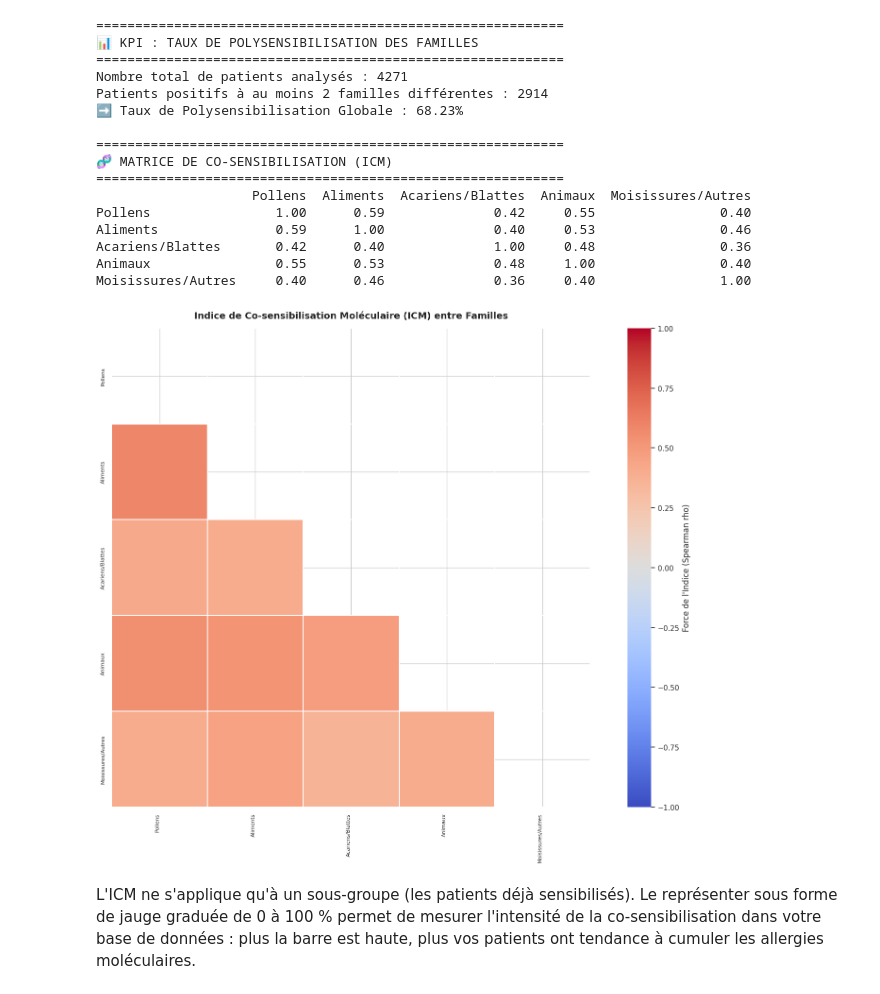
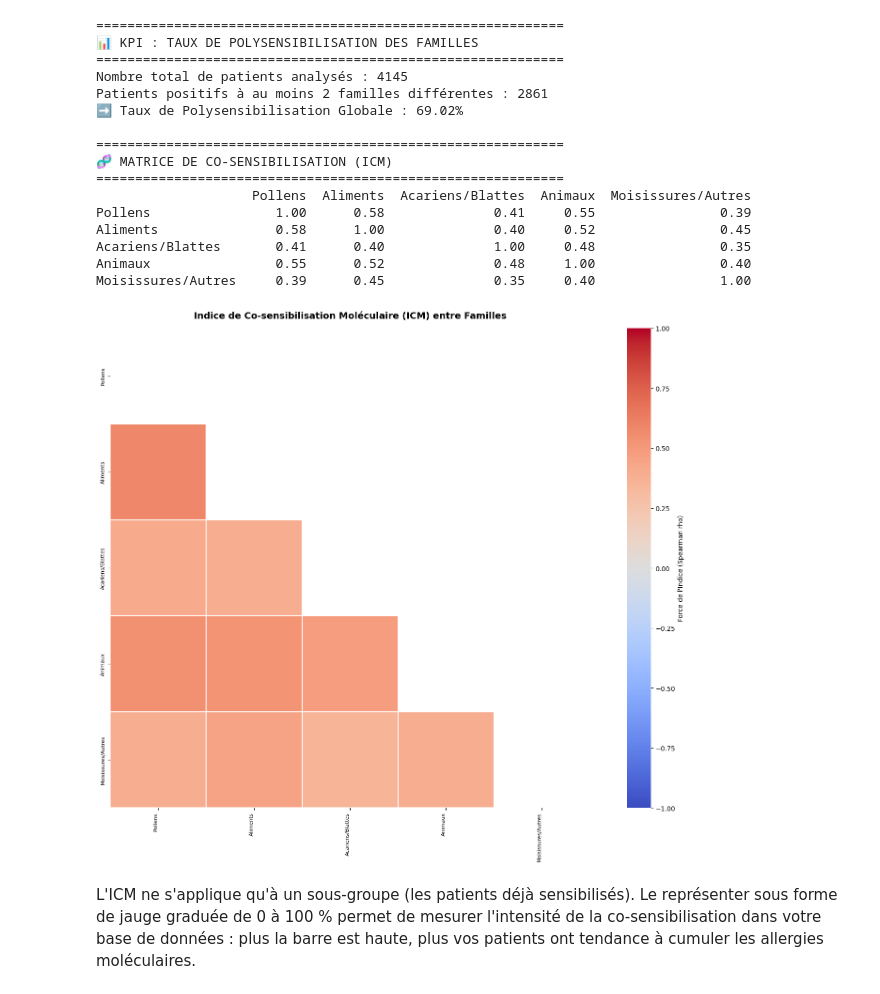
Before and after one commit to IngeaJeanOlivier/Allergies, a Jupyter notebook: notebooks/nb_edith.ipynb, the cells around one changed output. Cells and saved outputs as stored; diff of their text form; code cells hidden in the pictures.

```diff
--- a/notebooks/nb_edith.ipynb
+++ b/notebooks/nb_edith.ipynb
@@ -6,8 +7,13 @@ import seaborn as sns
 import matplotlib.pyplot as plt
 # %%
 #chargement du fichier principal
-df = pd.read_csv("../data/allergies.csv")
+db_path = "../data/allergen_chip_challenge.db"
 
+# On va lire les données allergies directement depuis la table dans la base de données :
+conn = sqlite3.connect(db_path)
+
+df = pd.read_sql("Select * From allergies_categories", conn)
+conn.close()
 #chargement du dictionnaire
 df_dict = pd.read_csv("../data/dictionnaire_allergen.csv", sep=";", encoding="utf-8")
 # %%
@@ -288,16 +178,16 @@ SEUIL_POSITIVITE = 0.35
 # ==============================================================================
 
 # Pour chaque patient (ligne), on compte combien de familles dépassent le seuil de 0.35
-df_resultat_complet["nb_familles_positives"] = (
-    df_resultat_complet[colonnes_familles] >= SEUIL_POSITIVITE
+df["nb_familles_positives"] = (
+    df[colonnes_familles] >= SEUIL_POSITIVITE
 ).sum(axis=1)
 
 # En allergologie moléculaire, on parle de polysensibilisation dès qu'il y a >= 2 familles positives
 SEUIL_POLY = 2
 nb_patients_polysensibilises = (
-    df_resultat_complet["nb_familles_positives"] >= SEUIL_POLY
+    df["nb_familles_positives"] >= SEUIL_POLY
 ).sum()
-total_patients = len(df_resultat_complet)
+total_patients = len(df)
 
 taux_polysensibilisation = (nb_patients_polysensibilises / total_patients) * 100
 
@@ -320,7 +210,7 @@ print(
 
 # L'Indice de Co-sensibilisation Moléculaire (ICM) correspond à la matrice de
 # corrélation de Spearman entre nos familles (adaptée aux distributions d'IgE)
-icm_matrix = df_resultat_complet[colonnes_familles].corr(method="spearman")
+icm_matrix = df[colonnes_familles].corr(method="spearman")
 
 print("=" * 60)
 print(f"🧬 MATRICE DE CO-SENSIBILISATION (ICM)")
@@ -341,42 +231,42 @@ sns.heatmap(
     mask=masque,  # Cache la partie supérieure redondante
     annot=False,  # <-- CONSEIL : Mis à False car vous avez près de 100 allergènes, les chiffres se chevaucheraient !
     fmt=".2f",
     cmap="coolwarm",  # Échelle de couleur Bleu (faible) à Rouge (fort)
     vmin=-1,  # <-- RECOMMANDATION : Spearman va de -1 à 1 (les corrélations négatives sont possibles et intéressantes)
     vmax=1,
     square=True,
     linewidths=0.1,  # Plus fin pour fluidifier l'affichage de nombreuses lignes
     cbar_kws={"label": "Force de l'Indice (Spearman rho)"},
 )
 
 plt.title(
     "Indice de Co-sensibilisation Moléculaire (ICM) entre Familles",
     fontsize=14,
     fontweight="bold",
     pad=15,
 )
 plt.xticks(rotation=90, ha="right", fontsize=8)  # Rotation à 90° recommandée pour vos ~100 labels
 plt.yticks(fontsize=8)
 plt.tight_layout()
 plt.show()
 # %% [output]
 ============================================================
 📊 KPI : TAUX DE POLYSENSIBILISATION DES FAMILLES
 ============================================================
-Nombre total de patients analysés : 4271
-Patients positifs à au moins 2 familles différentes : 2914
-➡️ Taux de Polysensibilisation Globale : 68.23%
+Nombre total de patients analysés : 4145
+Patients positifs à au moins 2 familles différentes : 2861
+➡️ Taux de Polysensibilisation Globale : 69.02%
 
 ============================================================
 🧬 MATRICE DE CO-SENSIBILISATION (ICM)
 ============================================================
                     Pollens  Aliments  Acariens/Blattes  Animaux  Moisissures/Autres
-Pollens                1.00      0.59              0.42     0.55                0.40
-Aliments               0.59      1.00              0.40     0.53                0.46
-Acariens/Blattes       0.42      0.40              1.00     0.48                0.36
-Animaux                0.55      0.53              0.48     1.00                0.40
-Moisissures/Autres     0.40      0.46              0.36     0.40                1.00
+Pollens                1.00      0.58              0.41     0.55                0.39
+Aliments               0.58      1.00              0.40     0.52                0.45
+Acariens/Blattes       0.41      0.40              1.00     0.48                0.35
+Animaux                0.55      0.52              0.48     1.00                0.40
+Moisissures/Autres     0.39      0.45              0.35     0.40                1.00
-[figure, old version]
+[figure, new version]
 # %% [markdown]
 L'ICM ne s'applique qu'à un sous-groupe (les patients déjà sensibilisés). Le représenter sous forme de jauge graduée de 0 à 100 % permet de mesurer l'intensité de la co-sensibilisation dans votre base de données : plus la barre est haute, plus vos patients ont tendance à cumuler les allergies moléculaires.
 # %%
```
Also changed, not shown: parts of 17 cells of this notebook.
